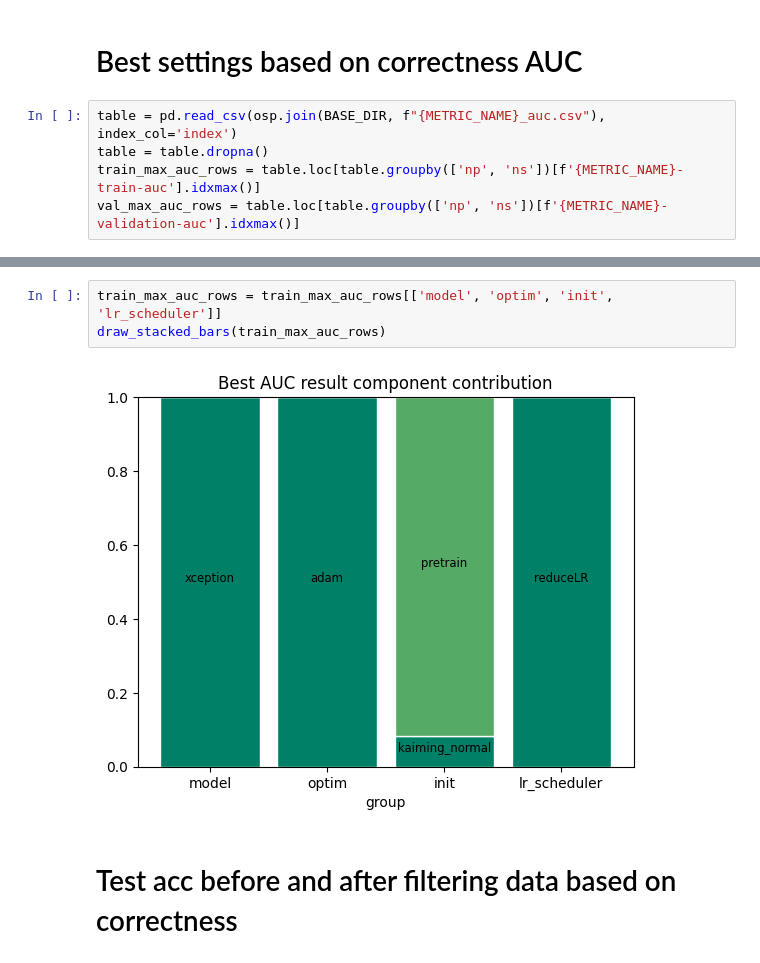
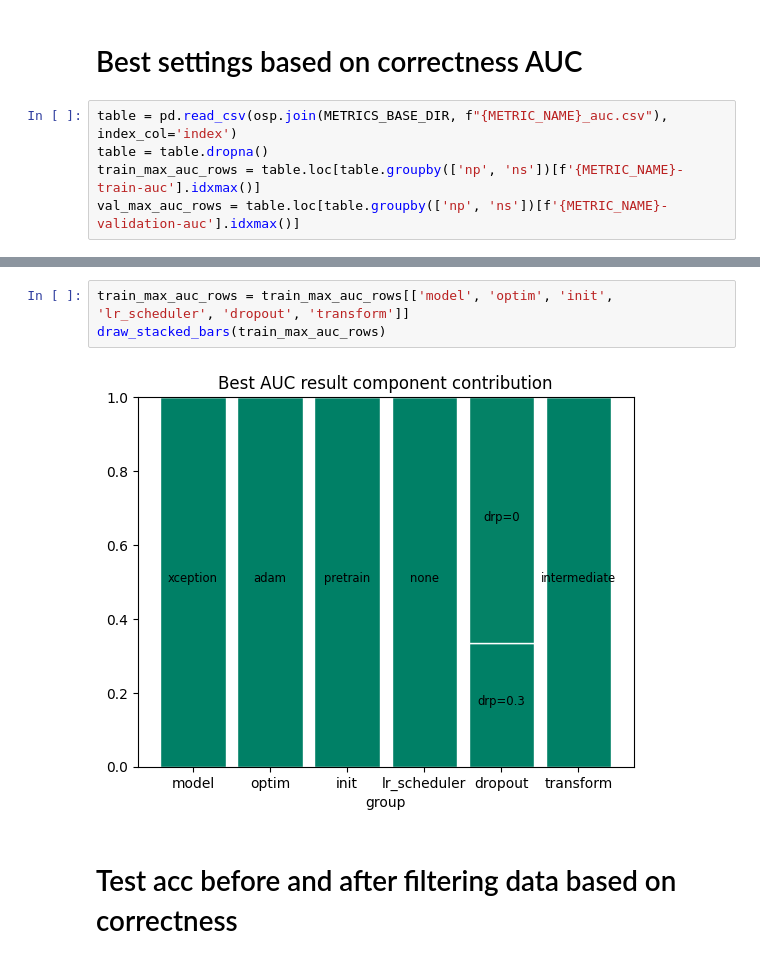
Before and after one commit to mj-haghighi/Anomaly-Detection, a Jupyter notebook: 3.correctness.ipynb, the cells around one changed output, grey strips where cells are left out. Drawn from its saved outputs; the diff is of its cells as text.

Commit message:
Commits metrics notebook state

```diff
--- a/3.correctness.ipynb
+++ b/3.correctness.ipynb
@@ -318,7 +196,7 @@ for index, row in max_auc_rows.iterrows():
 # %% [markdown]
 # Best settings based on correctness AUC
 # %%
-table = pd.read_csv(osp.join(BASE_DIR, f"{METRIC_NAME}_auc.csv"), index_col='index')
+table = pd.read_csv(osp.join(METRICS_BASE_DIR, f"{METRIC_NAME}_auc.csv"), index_col='index')
 table = table.dropna()
 train_max_auc_rows = table.loc[table.groupby(['np', 'ns'])[f'{METRIC_NAME}-train-auc'].idxmax()]
 val_max_auc_rows = table.loc[table.groupby(['np', 'ns'])[f'{METRIC_NAME}-validation-auc'].idxmax()]
@@ -334,8 +222,8 @@ plt.close()
 # %%
-train_max_auc_rows = train_max_auc_rows[['model', 'optim', 'init', 'lr_scheduler']]
+train_max_auc_rows = train_max_auc_rows[['model', 'optim', 'init', 'lr_scheduler', 'dropout', 'transform']]
 draw_stacked_bars(train_max_auc_rows)
 # %% [output]
-[figure, old version]
+[figure, new version]
 # %% [markdown]
 # Test acc before and after filtering data based on correctness
 # %%
```
Also changed, not shown: parts of 15 cells of this notebook, 6 other files.
